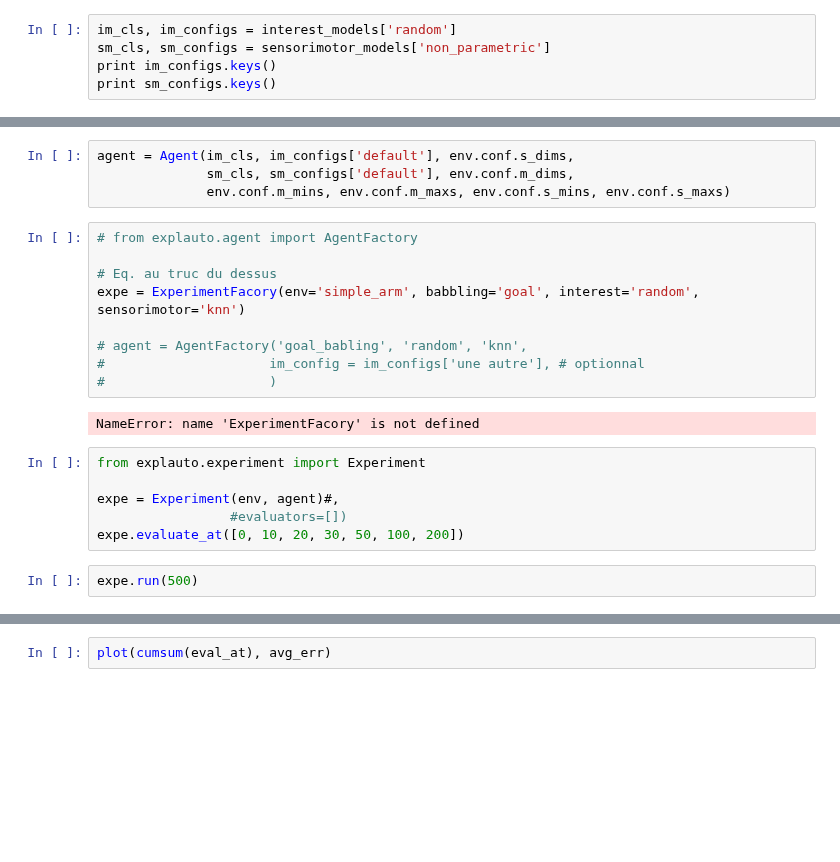
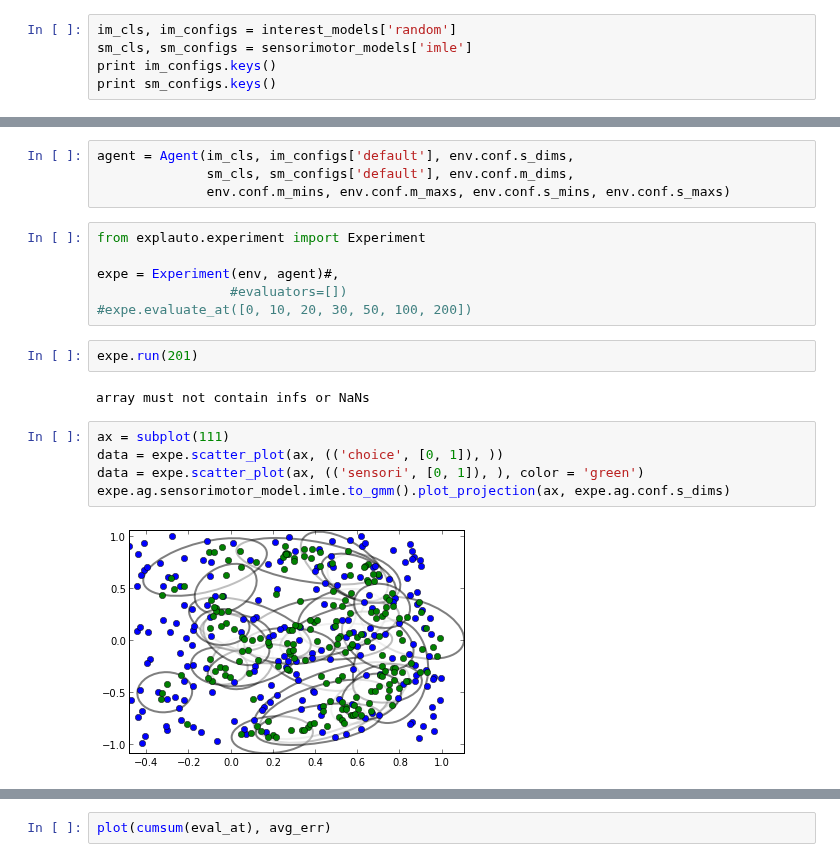
Before and after one commit to flowersteam/explauto, a Jupyter notebook: notebook/new_API.ipynb, the cells around one changed output, grey strips where cells are left out. Saved outputs shown, nothing was run; the diff lists cells and outputs as text; blank space fills up the shorter version.

```diff
--- a/notebook/new_API.ipynb
+++ b/notebook/new_API.ipynb
@@ -39,6 +37,6 @@ print sensorimotor_models.keys()
 # %%
 im_cls, im_configs = interest_models['random']
-sm_cls, sm_configs = sensorimotor_models['non_parametric']
+sm_cls, sm_configs = sensorimotor_models['imle']
 print im_configs.keys()
 print sm_configs.keys()
 # %% [output]
@@ -48,23 +46,21 @@ print sm_configs.keys()
 agent = Agent(im_cls, im_configs['default'], env.conf.s_dims,
               sm_cls, sm_configs['default'], env.conf.m_dims,
               env.conf.m_mins, env.conf.m_maxs, env.conf.s_mins, env.conf.s_maxs)
-# %%
-# from explauto.agent import AgentFactory
-
-# Eq. au truc du dessus
-expe = ExperimentFacory(env='simple_arm', babbling='goal', interest='random', sensorimotor='knn')
-
-# agent = AgentFactory('goal_babling', 'random', 'knn',
-#                     im_config = im_configs['une autre'], # optionnal
-#                     )
-# %% [output]
-NameError: name 'ExperimentFacory' is not defined
 # %%
 from explauto.experiment import Experiment
 
 expe = Experiment(env, agent)#,
                  #evaluators=[])
-expe.evaluate_at([0, 10, 20, 30, 50, 100, 200])
+#expe.evaluate_at([0, 10, 20, 30, 50, 100, 200])
 # %%
-expe.run(500)
+expe.run(201)
+# %% [output]
+array must not contain infs or NaNs
+# %%
+ax = subplot(111)
+data = expe.scatter_plot(ax, (('choice', [0, 1]), ))
+data = expe.scatter_plot(ax, (('sensori', [0, 1]), ), color = 'green')
+expe.ag.sensorimotor_model.imle.to_gmm().plot_projection(ax, expe.ag.conf.s_dims)
+# %% [output]
+[figure, added]
 # %%
```
Also changed, not shown: parts of 5 cells of this notebook, 10 other files.
